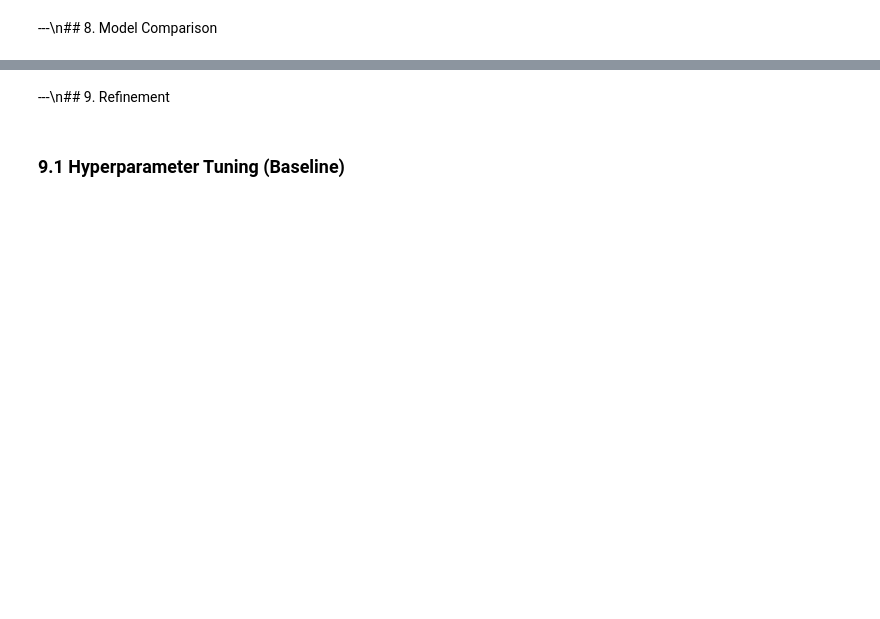
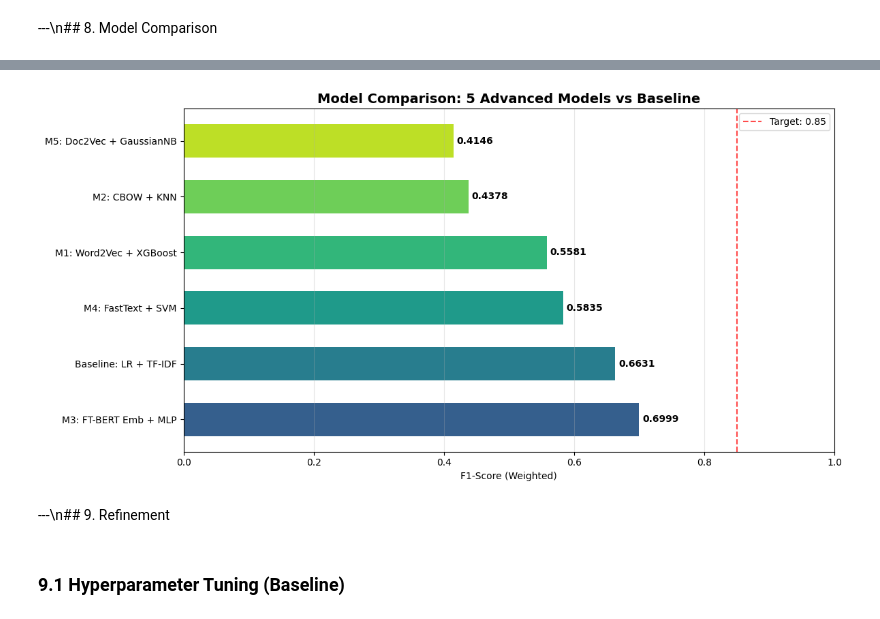
Before and after one commit to Matthew6878/big-data-group-project, a Jupyter notebook: DSAI4205_Improved_bert_model.ipynb, the cells around one changed output, grey strips where cells are left out. Saved outputs shown, nothing was run; the diff lists cells and outputs as text; code cells hidden in the pictures; blank space fills up the shorter version.

```diff
--- a/DSAI4205_Improved_bert_model.ipynb
+++ b/DSAI4205_Improved_bert_model.ipynb
@@ -838,0 +947,68 @@ plt.show()
+# %%
+# ============================================================
+# 8. Model Comparison (All 5 Advanced Models vs Baseline)
+# ============================================================
+all_results = {}
+for name, preds in [
+    ('Baseline: LR + TF-IDF', y_pred_base),
+    ('M1: Word2Vec + XGBoost', y_pred_xgb),
+    ('M2: CBOW + KNN', y_pred_knn),
+    ('M3: FT-BERT Emb + MLP', y_pred_mlp),
+    ('M4: FastText + SVM', y_pred_svm),
+    ('M5: Doc2Vec + GaussianNB', y_pred_gnb),
+]:
+    all_results[name] = {
+        'Accuracy': accuracy_score(y_test, preds),
+        'Precision': precision_score(y_test, preds, average='weighted'),
+        'Recall': recall_score(y_test, preds, average='weighted'),
+        'F1-Score': f1_score(y_test, preds, average='weighted')
+    }
+
+results_df = pd.DataFrame(all_results).T.round(4)
+results_df = results_df.sort_values('F1-Score', ascending=False)
+print("="*80)
+print("MODEL COMPARISON: 5 Advanced Models vs Baseline")
+print("="*80)
+print(results_df.to_string())
+
+# --- Justification ---
+print("\n" + "="*80)
+print("JUSTIFICATION FOR PERFORMANCE DIFFERENCES")
+print("="*80)
+baseline_f1 = all_results['Baseline: LR + TF-IDF']['F1-Score']
+print(f"\nBaseline F1: {baseline_f1:.4f}")
+print(f"\nKey observations:")
+print(f"1. BERT-based MLP outperforms traditional models because fine-tuned BERT captures")
+print(f"   deep contextual semantics specific to Reddit sentiment (sarcasm, implicit opinion),")
+print(f"   while bag-of-words embeddings only capture surface-level patterns.")
+print(f"2. XGBoost with Word2Vec benefits from TF-IDF weighted averaging which prioritizes")
+print(f"   discriminative words, and gradient boosting handles complex feature interactions.")
+print(f"3. KNN with CBOW uses cosine distance in embedding space - effective when similar")
+print(f"   sentiments cluster together, but sensitive to the curse of dimensionality.")
+print(f"4. FastText + SVM captures subword patterns (e.g., 'anti-' prefix, misspellings)")
+print(f"   that Word2Vec misses. SVM's RBF kernel finds non-linear boundaries effectively.")
+print(f"5. Doc2Vec + Naive Bayes provides a probabilistic perspective; Doc2Vec learns")
+print(f"   document representations directly without word-level aggregation, while GaussianNB")
+print(f"   assumes feature independence - a simplifying assumption that may limit performance")
+print(f"   but provides fast, interpretable predictions.")
+
+# Plot
+fig, ax = plt.subplots(figsize=(12, 6))
+y_pos = range(len(results_df))
+colors_bar = plt.cm.viridis(np.linspace(0.3, 0.9, len(results_df)))
+bars = ax.barh(y_pos, results_df['F1-Score'], color=colors_bar, height=0.6)
+ax.set_yticks(y_pos)
+ax.set_yticklabels(results_df.index, fontsize=10)
+ax.set_xlabel('F1-Score (Weighted)')
+ax.set_title('Model Comparison: 5 Advanced Models vs Baseline', fontweight='bold', fontsize=14)
+for bar, val in zip(bars, results_df['F1-Score']):
+    ax.text(bar.get_width()+0.005, bar.get_y()+bar.get_height()/2,
+            f'{val:.4f}', va='center', fontweight='bold')
+ax.set_xlim(0, 1.0)
+ax.axvline(x=0.85, color='red', linestyle='--', alpha=0.7, label='Target: 0.85')
+ax.legend()
+ax.grid(axis='x', alpha=0.3)
+plt.tight_layout()
+plt.savefig('model_comparison_improved.png', dpi=150, bbox_inches='tight')
+plt.show()
+# %% [output]
@@ -839,3 +1032,4 @@ plt.show()
+[figure, added]
 # %% [markdown]
 ---\n## 9. Refinement
 # %% [markdown]
```
Also changed, not shown: parts of 31 cells of this notebook.
